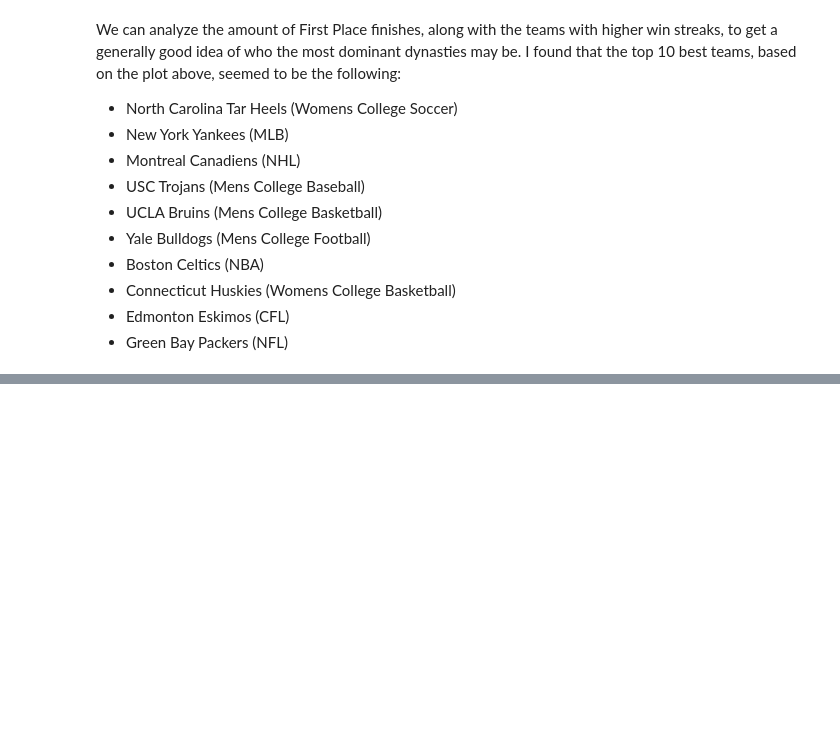
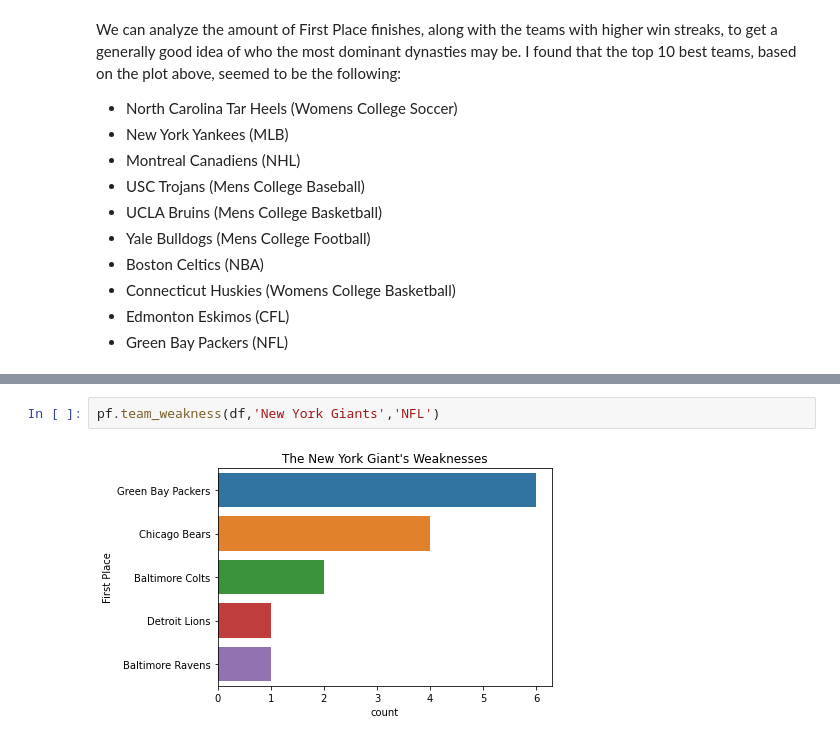
Before and after one commit to data301-2020-winter2/course-project-solo_104, a Jupyter notebook: analysis/analysis.ipynb, the cells around one changed output, grey strips where cells are left out. Saved outputs shown, nothing was run; the diff lists cells and outputs as text; blank space fills up the shorter version.

```diff
--- a/analysis/analysis.ipynb
+++ b/analysis/analysis.ipynb
@@ -103,0 +118,4 @@ It was also nice to see that all the top 10 teams came from a different sports l
+# %%
+pf.team_weakness(df,'New York Giants','NFL')
+# %% [output]
+[figure, added]
```
Also changed, not shown: parts of 19 cells of this notebook, 5 other files.
